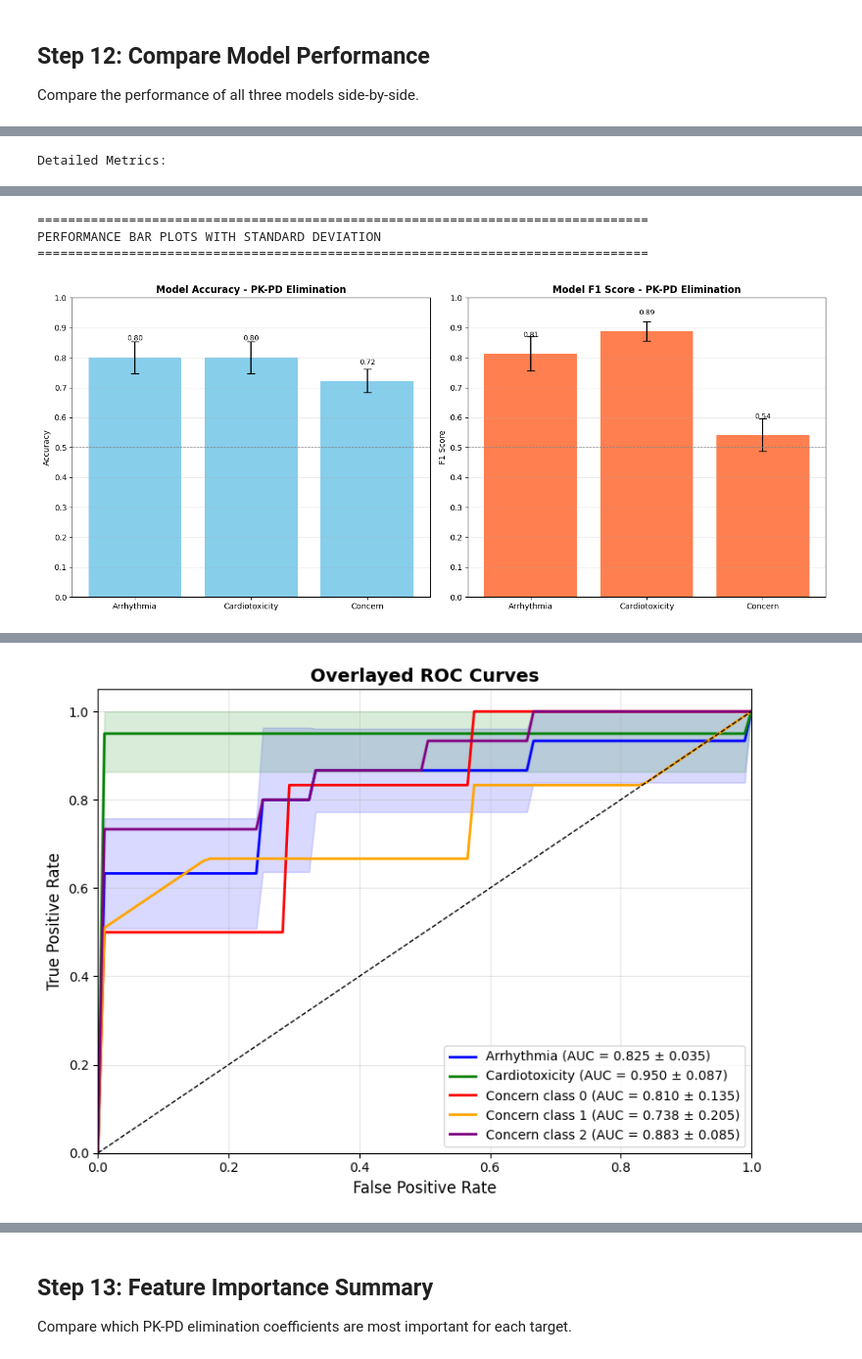
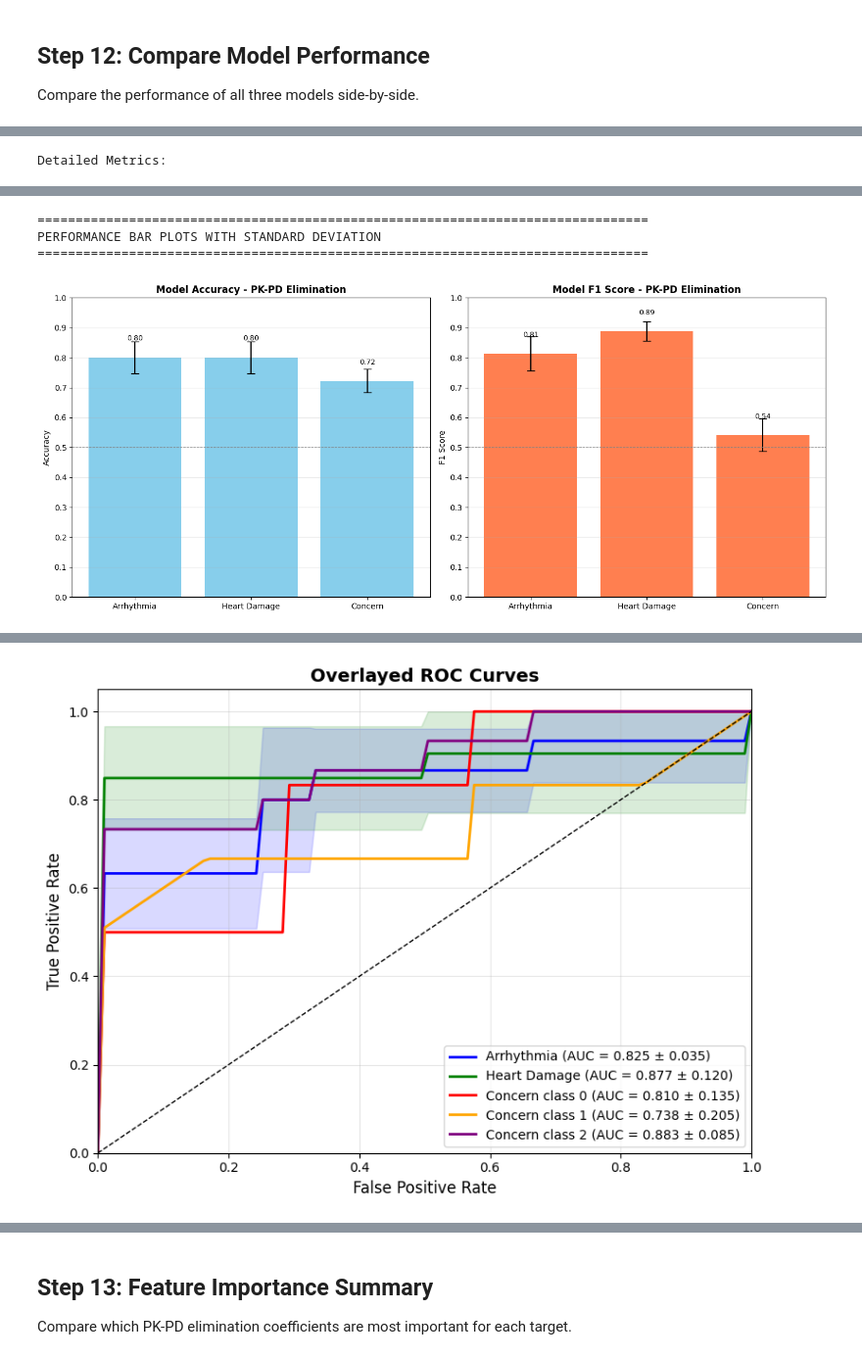
Before and after one commit to NoahB10/Cardiac_RODEO, a Jupyter notebook: Prediction_Models/Prediction_Models_AR_HD_Concern.ipynb, the cells around one changed output, grey strips where cells are left out. Shown at 98% size. Saved outputs shown, nothing was run; the diff lists cells and outputs as text; code cells hidden in the pictures.

```diff
--- a/Prediction_Models/Prediction_Models_AR_HD_Concern.ipynb
+++ b/Prediction_Models/Prediction_Models_AR_HD_Concern.ipynb
@@ -260,7 +265,7 @@ print(f"\nFeature names:")
 print(features_df.columns.tolist())
 
 # Separate Drug and target columns from original data
-targets_df = df_raw[['Drug', 'Arrhythmia', 'Cardiotoxicity', 'Concern']].copy()
+targets_df = df_raw[['Drug', 'Arrhythmia', 'heart_damage', 'Concern']].copy()
 
 # Align indices
 features_df.index = df_raw.index
@@ -361,7 +366,7 @@ print("="*80)
 
 # Drop rows with missing target labels
 initial_target_rows = len(targets_df)
-targets_df = targets_df.dropna(subset=['Arrhythmia', 'Cardiotoxicity', 'Concern'])
+targets_df = targets_df.dropna(subset=['Arrhythmia', 'heart_damage', 'Concern'])
 dropped_rows = initial_target_rows - len(targets_df)
 
 if dropped_rows > 0:
@@ -373,12 +378,12 @@ features_df = features_df.loc[targets_df.index].copy()
 # Convert targets to numeric
 print("\nConverting targets to numeric format...")
 arrhythmia = preprocess_targets(targets_df, 'Arrhythmia').values
-cardiotoxicity = preprocess_targets(targets_df, 'Cardiotoxicity').values
+heart_damage = preprocess_targets(targets_df, 'heart_damage').values
 concern = preprocess_targets(targets_df, 'Concern').values
 
 print(f"\nTarget distributions:")
 print(f"  Arrhythmia: {np.sum(arrhythmia==1)} positive (true), {np.sum(arrhythmia==0)} negative (false)")
-print(f"  Cardiotoxicity: {np.sum(cardiotoxicity==1)} positive (true), {np.sum(cardiotoxicity==0)} negative (false)")
+print(f"  Heart Damage: {np.sum(heart_damage==1)} positive (true), {np.sum(heart_damage==0)} negative (false)")
 print(f"  Concern: {np.sum(concern==2)} most, {np.sum(concern==1)} less, {np.sum(concern==0)} no")
 
 print(f"\nFinal dataset size: {len(features_df)} samples, {len(features_df.columns)} features")
@@ -554,6 +560,9 @@ else:
         'feature_importances': importance_df_arrhythmia
     }
 
+    # Make Arrhythmia feature importances accessible by a standard name for later plotting
+    arrhythmia_importances = results_arrhythmia['feature_importances']
+
     print("\n✓ Arrhythmia model training complete!")
 # %% [output]
 ================================================================================
@@ -885,41 +902,41 @@ print("MODEL PERFORMANCE COMPARISON")
 print("="*80)
 print("Models used:")
 print("  - Arrhythmia: XGBoost")
-print("  - Cardiotoxicity: Gaussian Kernel (RBF SVM)")
+print("  - Heart Damage: Gaussian Kernel (RBF SVM)")
 print("  - Concern: Random Forest (random_state=122)")
 print("="*80)
 
 # Create comparison table
 comparison_data = {
-    'Target': ['Arrhythmia', 'Cardiotoxicity', 'Concern'],
+    'Target': ['Arrhythmia', 'Heart Damage', 'Concern'],
     'Mean CV Accuracy': [
         results_arrhythmia['accuracy_mean'],
-        results_cardiotoxicity['accuracy_mean'],
+        results_heart_damage['accuracy_mean'],
         results_concern_rf['accuracy_mean']
     ],
     'Std CV Accuracy': [
         results_arrhythmia['accuracy_std'],
-        results_cardiotoxicity['accuracy_std'],
+        results_heart_damage['accuracy_std'],
         results_concern_rf['accuracy_std']
     ],
     'Mean CV F1-Score': [
         results_arrhythmia['f1_mean'],
-        results_cardiotoxicity['f1_mean'],
+        results_heart_damage['f1_mean'],
         results_concern_rf['f1_mean']
     ],
     'Std CV F1-Score': [
         results_arrhythmia['f1_std'],
-        results_cardiotoxicity['f1_std'],
+        results_heart_damage['f1_std'],
         results_concern_rf['f1_std']
     ],
     'Mean CV AUC-ROC': [
         results_arrhythmia['auc_mean'],
-        results_cardiotoxicity['auc_mean'],
+        results_heart_damage['auc_mean'],
         results_concern_rf['auc_mean'] if not np.isnan(results_concern_rf['auc_mean']) else None
     ],
     'Std CV AUC-ROC': [
         results_arrhythmia['auc_std'],
-        results_cardiotoxicity['auc_std'],
+        results_heart_damage['auc_std'],
         results_concern_rf['auc_std'] if not np.isnan(results_concern_rf['auc_std']) else None
     ],
     'Number of Features': [len(features_df.columns)] * 3
@@ -1049,26 +1066,26 @@ mean_tpr_arrhythmia[-1] = 1.0
 mean_auc_arrhythmia = np.mean(aucs_arrhythmia)
 std_auc_arrhythmia = np.std(aucs_arrhythmia)
 
-# 2. Cardiotoxicity (Binary Classification)
-print("2. Computing ROC curve for Cardiotoxicity (Gaussian Kernel)...")
-print("   Using same CV parameters as training: n_folds=4, random_state=364")
-tprs_cardiotoxicity = []
-aucs_cardiotoxicity = []
-mean_fpr_cardiotoxicity = np.linspace(0, 1, 100)
+# 2. Heart Damage (Binary Classification)
+print("2. Computing ROC curve for Heart Damage (Gaussian Kernel)...")
+print("   Using same CV parameters as training: n_folds=3, random_state=21")
+tprs_heart_damage = []
+aucs_heart_damage = []
+mean_fpr_heart_damage = np.linspace(0, 1, 100)
 
 # Use the same CV parameters and model configuration as the original training
-cv_cardiotoxicity = StratifiedKFold(n_splits=4, shuffle=True, random_state=364)
+cv_heart_damage = StratifiedKFold(n_splits=3, shuffle=True, random_state=21)
 
-for train_idx, test_idx in cv_cardiotoxicity.split(features_df, cardiotoxicity):
+for train_idx, test_idx in cv_heart_damage.split(features_df, heart_damage):
     X_train, X_test = features_df.iloc[train_idx], features_df.iloc[test_idx]
     # Handle both pandas Series and numpy arrays
-    if hasattr(cardiotoxicity, 'iloc'):
-        y_train, y_test = cardiotoxicity.iloc[train_idx], cardiotoxicity.iloc[test_idx]
+    if hasattr(heart_damage, 'iloc'):
+        y_train, y_test = heart_damage.iloc[train_idx], heart_damage.iloc[test_idx]
     else:
-        y_train, y_test = cardiotoxicity[train_idx], cardiotoxicity[test_idx]
+        y_train, y_test = heart_damage[train_idx], heart_damage[test_idx]
 
     # Create a fresh pipeline instance for this fold (match training config exactly)
-    svm_fold = SVC(kernel='rbf', C=1.0, gamma='scale', probability=True, random_state=42)
+    svm_fold = SVC(kernel='rbf', C=1.0, gamma='scale', probability=True, random_state=40)
     pipeline_fold = Pipeline([('scaler', StandardScaler()), ('svm', svm_fold)])
     pipeline_fold.fit(X_train, y_train)
     # Use decision_function scores (same metric used by roc_auc during training)
@@ -1076,17 +1093,17 @@ for train_idx, test_idx in cv_cardiotoxicity.split(features_df, cardiotoxicity):
 
     fpr, tpr, _ = roc_curve(y_test, y_scores)
     roc_auc = auc(fpr, tpr)
-    aucs_cardiotoxicity.append(roc_auc)
+    aucs_heart_damage.append(roc_auc)
 
-    interp_tpr = np.interp(mean_fpr_cardiotoxicity, fpr, tpr)
+    interp_tpr = np.interp(mean_fpr_heart_damage, fpr, tpr)
     interp_tpr[0] = 0.0
-    tprs_cardiotoxicity.append(interp_tpr)
+    tprs_heart_damage.append(interp_tpr)
 
-mean_tpr_cardiotoxicity = np.mean(tprs_cardiotoxicity, axis=0)
-mean_tpr_cardiotoxicity[-1] = 1.0
+mean_tpr_heart_damage = np.mean(tprs_heart_damage, axis=0)
+mean_tpr_heart_damage[-1] = 1.0
 # Use mean of individual fold AUCs (matches training metric) rather than AUC of mean curve
-mean_auc_cardiotoxicity = np.mean(aucs_cardiotoxicity)
-std_auc_cardiotoxicity = np.std(aucs_cardiotoxicity)
+mean_auc_heart_damage = np.mean(aucs_heart_damage)
+std_auc_heart_damage = np.std(aucs_heart_damage)
 
 # 3. Concern (Multiclass - One-vs-Rest)
 print("3. Computing ROC curves for Concern (Random Forest - One-vs-Rest)...")
@@ -1137,13 +1154,13 @@ plt.plot(mean_fpr_arrhythmia, mean_tpr_arrhythmia, lw=2, color='blue',
          label=f'Arrhythmia (AUC = {mean_auc_arrhythmia:.3f} ± {std_auc_arrhythmia:.3f})')
 plt.fill_between(mean_fpr_arrhythmia, tprs_lower, tprs_upper, alpha=0.15, color='blue')
 
-# Cardiotoxicity curve
-std_tpr = np.std(tprs_cardiotoxicity, axis=0)
-tprs_upper = np.minimum(mean_tpr_cardiotoxicity + std_tpr, 1)
-tprs_lower = np.maximum(mean_tpr_cardiotoxicity - std_tpr, 0)
-plt.plot(mean_fpr_cardiotoxicity, mean_tpr_cardiotoxicity, lw=2, color='green',
-         label=f'Cardiotoxicity (AUC = {mean_auc_cardiotoxicity:.3f} ± {std_auc_cardiotoxicity:.3f})')
-plt.fill_between(mean_fpr_cardiotoxicity, tprs_lower, tprs_upper, alpha=0.15, color='green')
+# Heart Damage curve
+std_tpr = np.std(tprs_heart_damage, axis=0)
+tprs_upper = np.minimum(mean_tpr_heart_damage + std_tpr, 1)
+tprs_lower = np.maximum(mean_tpr_heart_damage - std_tpr, 0)
+plt.plot(mean_fpr_heart_damage, mean_tpr_heart_damage, lw=2, color='green',
+         label=f'Heart Damage (AUC = {mean_auc_heart_damage:.3f} ± {std_auc_heart_damage:.3f})')
+plt.fill_between(mean_fpr_heart_damage, tprs_lower, tprs_upper, alpha=0.15, color='green')
 
 # Concern (aggregate One-vs-Rest)
 colors = ['red', 'orange', 'purple']
@@ -1214 +1237 @@ Parameters: { "use_label_encoder" } are not used.
-[figure, old version]
+[figure, new version]
```
Also changed, not shown: parts of 31 cells of this notebook.
